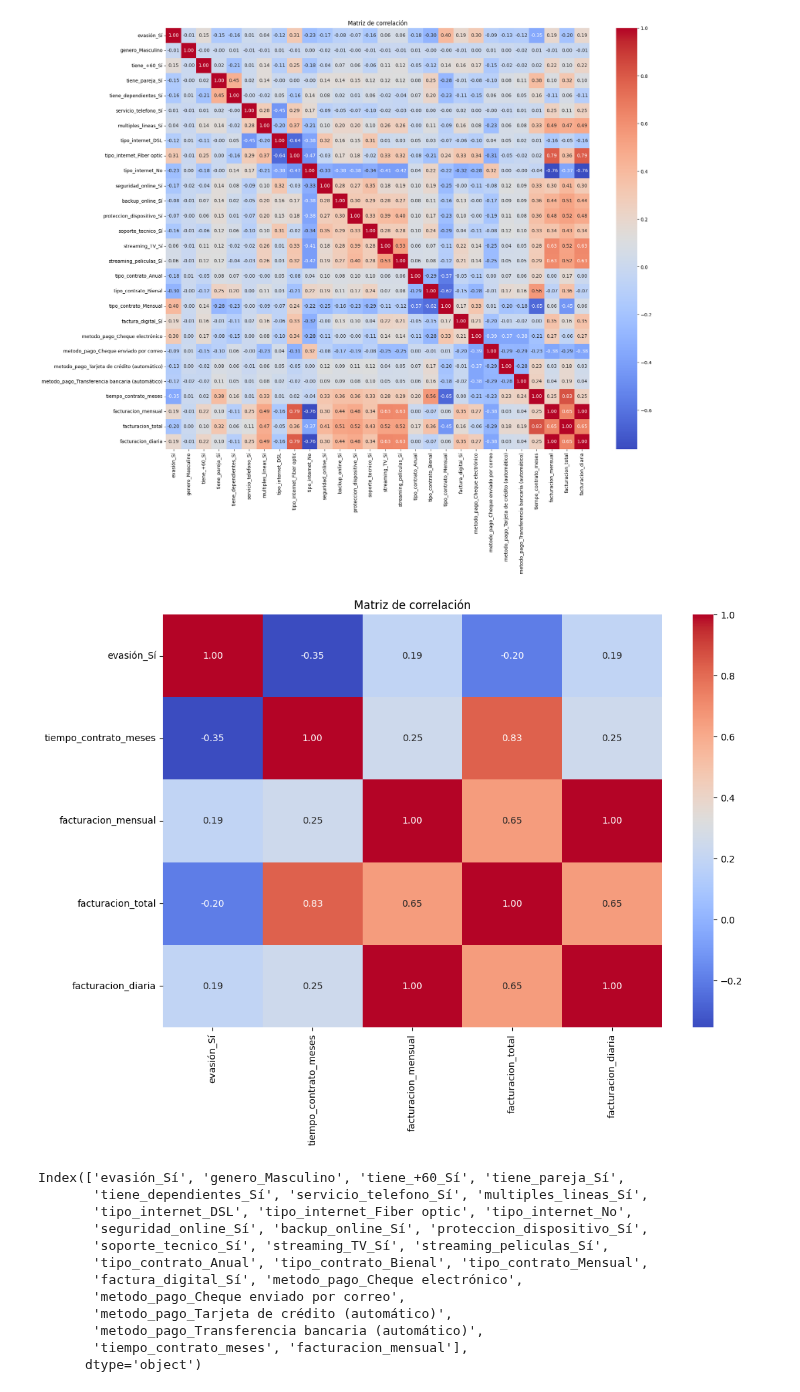
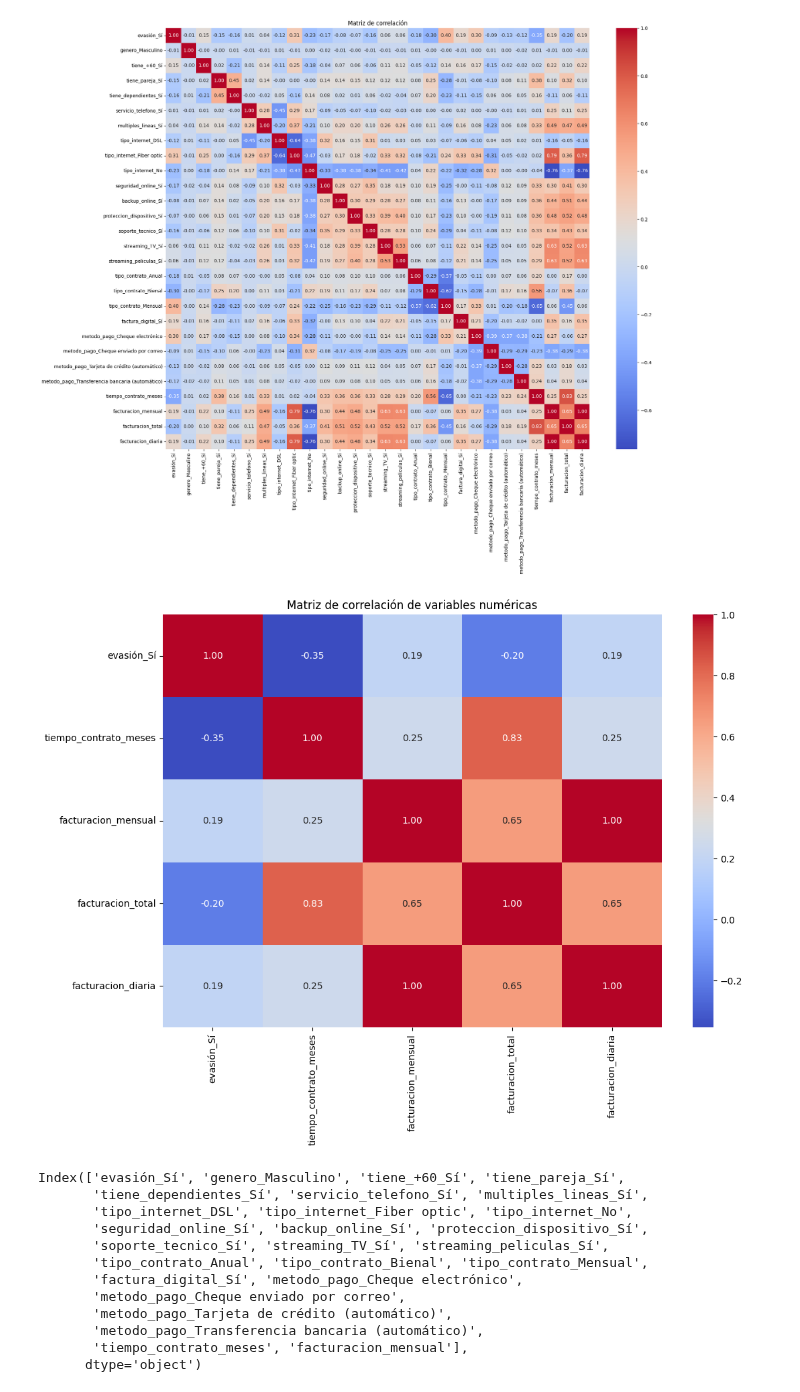
Before and after one commit to Anel-7/challenge-TelecomX-2-prediccion-de-evasion-de-clientes, a Jupyter notebook: TelecomX2.ipynb, the cells around one changed output. Cells and saved outputs as stored; diff of their text form; code cells hidden in the pictures.

```diff
--- a/TelecomX2.ipynb
+++ b/TelecomX2.ipynb
@@ -161,13 +161,13 @@ numericas = ['evasión_Sí', 'tiempo_contrato_meses', 'facturacion_mensual', 'fa
 # %%
 corr = datos_codificados[numericas].corr()
 
 plt.figure(figsize=(12, 8))
 sns.heatmap(corr, annot=True, cmap="coolwarm", fmt = ".2f")
 
-plt.title("Matriz de correlación")
+plt.title("Matriz de correlación de variables numéricas")
 plt.show()
 # %% [output]
-[figure, old version]
+[figure, new version]
 # %%
 datos_codificados = datos_codificados.drop(columns=['facturacion_diaria', 'facturacion_total'])
 # %%
```
Also changed, not shown: parts of 13 cells of this notebook.
